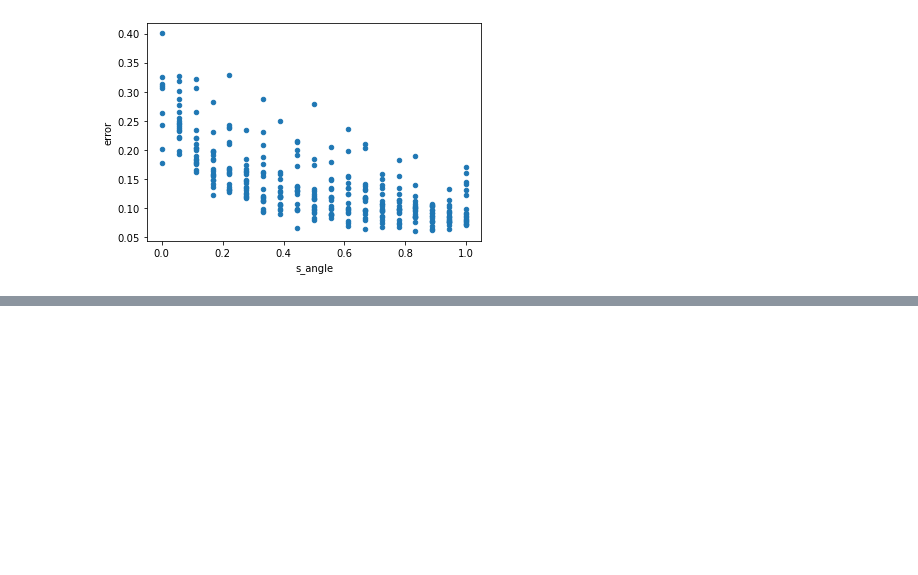
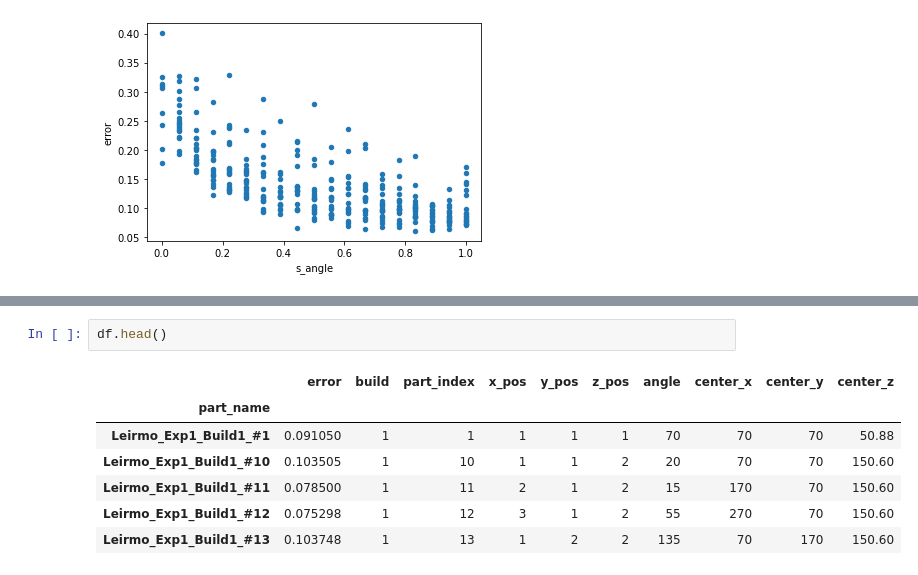
Before and after one commit to TheThorb/Leirmo_Exp1_Publication1, a Jupyter notebook: Mirror and scale angles.ipynb, the cells around one changed output, grey strips where cells are left out. Cells and saved outputs as stored; diff of their text form; blank space fills up the shorter version.

```diff
--- a/Mirror and scale angles.ipynb
+++ b/Mirror and scale angles.ipynb
@@ -188,0 +198,10 @@ df_filtered.plot.scatter(x='s_angle', y='error')
+# %%
+df.head()
+# %% [output]
+|  | error | build | part_index | x_pos | y_pos | z_pos | angle | center_x | center_y | center_z |
+| part_name |  |  |  |  |  |  |  |  |  |  |
+| Leirmo_Exp1_Build1_#1 | 0.091050 | 1 | 1 | 1 | 1 | 1 | 70 | 70 | 70 | 50.88 |
+| Leirmo_Exp1_Build1_#10 | 0.103505 | 1 | 10 | 1 | 1 | 2 | 20 | 70 | 70 | 150.60 |
+| Leirmo_Exp1_Build1_#11 | 0.078500 | 1 | 11 | 2 | 1 | 2 | 15 | 170 | 70 | 150.60 |
+| Leirmo_Exp1_Build1_#12 | 0.075298 | 1 | 12 | 3 | 1 | 2 | 55 | 270 | 70 | 150.60 |
+| Leirmo_Exp1_Build1_#13 | 0.103748 | 1 | 13 | 1 | 2 | 2 | 135 | 70 | 170 | 150.60 |
```
Also changed, not shown: parts of 2 cells of this notebook.
